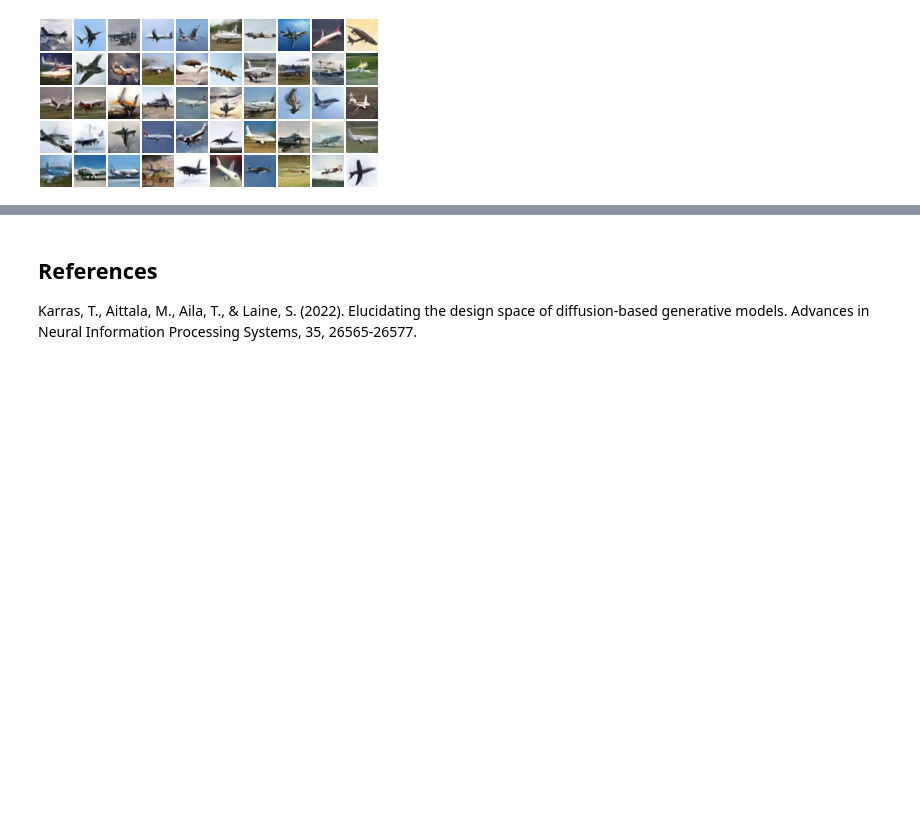
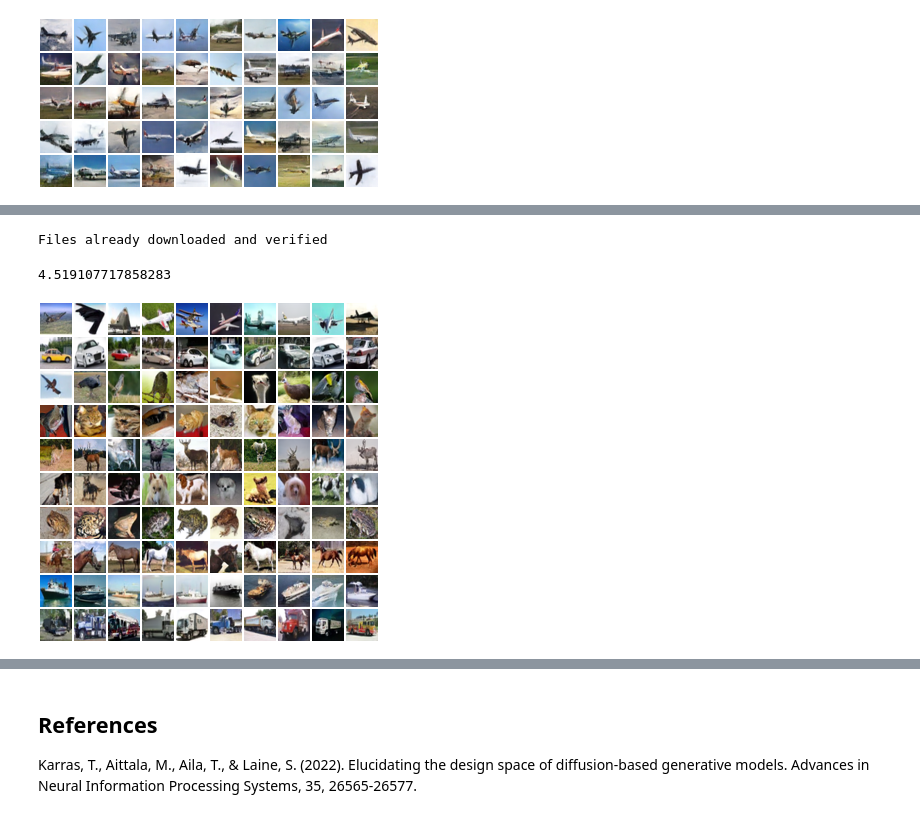
Before and after one commit to devrimcavusoglu/dmd, a Jupyter notebook: main.ipynb, the cells around one changed output, grey strips where cells are left out. Saved outputs shown, nothing was run; the diff lists cells and outputs as text; code cells hidden in the pictures; blank space fills up the shorter version.

```diff
--- a/main.ipynb
+++ b/main.ipynb
@@ -421,10 +421,11 @@ def closest_divisors(n: int):
     return a,n//a
 
 
-def generate_samples(model, size: int = 25, seed: int = 42):
+def generate_samples(model, class_id: int, size: int = 25, seed: int = 42):
     model.eval().to(SAMPLING_DEVICE)
     seed_everything(seed)
     class_ids = torch.zeros(size, dtype=torch.int64, device=SAMPLING_DEVICE)
+    class_ids += class_id
     class_labels = encode_labels(class_ids, model.label_dim)
     z = torch.randn((size, 3, 32, 32), device=SAMPLING_DEVICE)
     g_sigma = get_fixed_generator_sigma(size, device=SAMPLING_DEVICE)
@@ -452,0 +458,32 @@ display_samples(samples)
+# %%
+from torch.utils.data import DataLoader
+from torchvision.datasets import CIFAR10
+from torchvision import transforms
+
+from dmd import PROJECT_ROOT
+from dmd.modeling_utils import load_dmd_model
+from dmd.fid import FID
+
+SEED = 100
+
+# pretrained model is downloaded with scripts/download_data.sh
+cifar10_dmd_model = load_dmd_model(PROJECT_ROOT / "models/dmd_cifar_10_cond.pt", device="cuda")
+# %%
+cifar_test = CIFAR10(
+    root=(PROJECT_ROOT / "data").as_posix(), train=False, download=True, transform=transforms.ToTensor()
+)
+cifar_test_loader = DataLoader(cifar_test, batch_size=128, shuffle=False, num_workers=12)
+fid = FID(cifar_test_loader)
+fid(cifar10_dmd_model)
+# %% [output]
+Files already downloaded and verified
+4.519107717858283
+# %%
+all_samples = []
+for class_id in range(10):
+    samples = generate_samples(cifar10_dmd_model, class_id=class_id, size=10, seed=(class_id + 1) * SEED)
+    all_samples.append(samples)
+all_samples = torch.vstack(all_samples)
+display_samples(all_samples)
+# %% [output]
+[figure, added]
```
Also changed, not shown: parts of 3 cells of this notebook, 3 other files.
